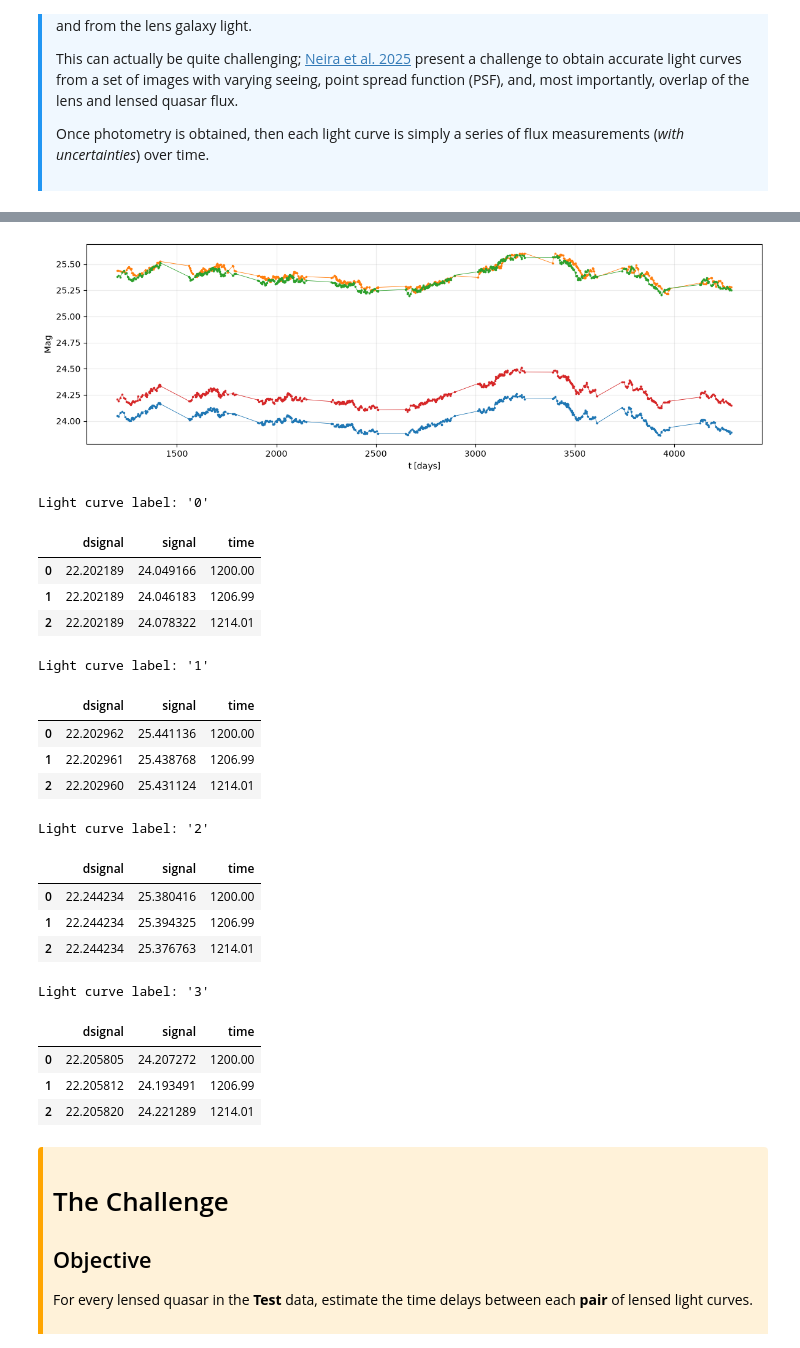
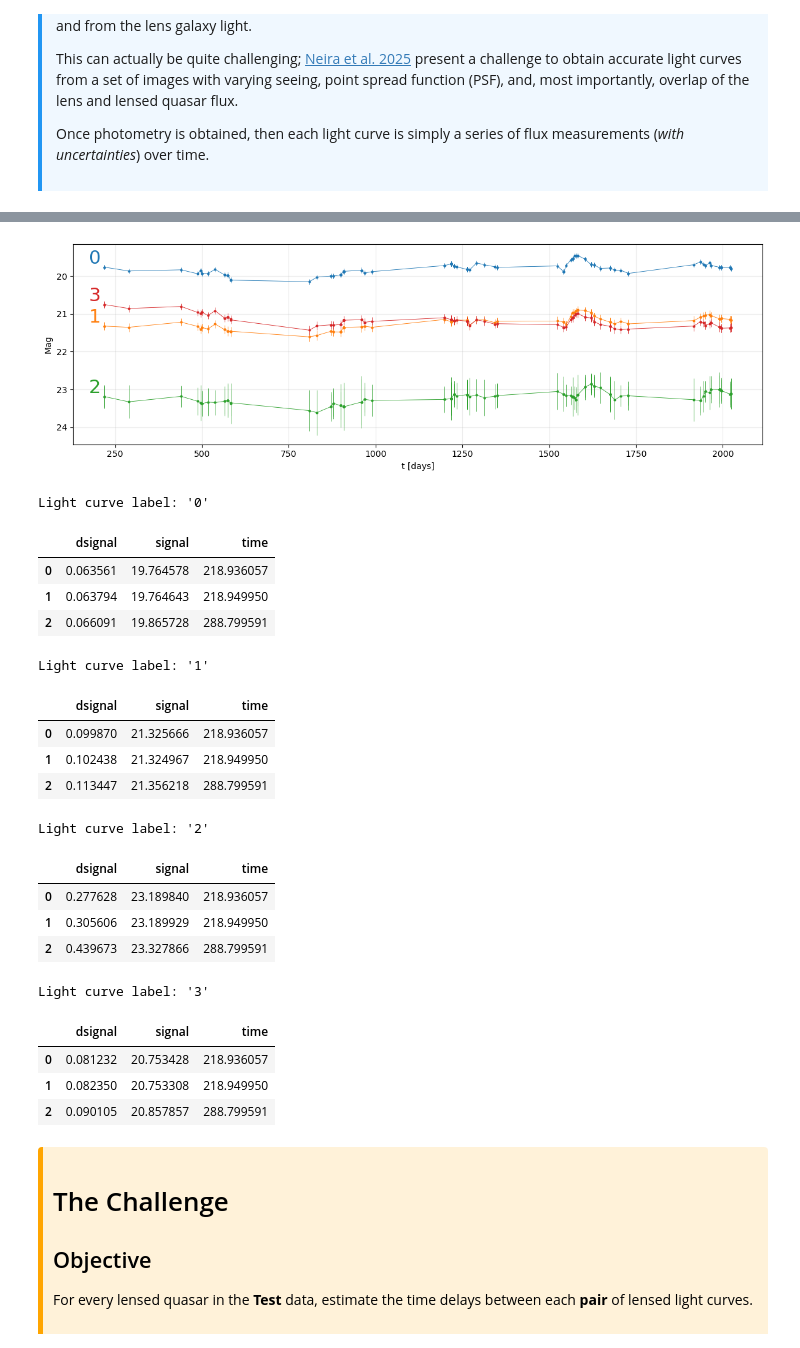
Before and after one commit to AstroStat-Academy/hackathon-1, a Jupyter notebook: challenge/challenge.ipynb, the cells around one changed output, grey strips where cells are left out. Drawn from its saved outputs; the diff is of its cells as text; code cells hidden in the pictures; folded sections open.

Commit message:
Added errorbars and labels to the example light curve.

```diff
--- a/challenge/challenge.ipynb
+++ b/challenge/challenge.ipynb
@@ -157,59 +149,75 @@ def plot_light_curves(dict_of_lcs):
     """Plot light curves previously read from a JSON file.
 
     Parameters
     ----------
     dict_of_lcs: dict[int, pandas.DataFrame]
         Light curves indexed by their zero-based position in the file.
         Each DataFrame has one row per observation and preserves the
         original column names and values. This can be the output of the
         'read_light_curves' function defined above.
 
     Returns
     -------
     A matplotlib plot.
     """
 
     fig, ax = plt.subplots(figsize=(12, 4))
+
     for i, df_curve in dict_of_lcs.items():
-        ax.plot(df_curve["time"], df_curve["signal"], ".-", ms=3, lw=0.6)
-        ax.invert_yaxis()
-        ax.grid(alpha=0.25)
-        ax.set(xlabel="t [days]", ylabel="Mag")
+        #ax.plot(df_curve["time"], df_curve["signal"], ".-", ms=3, lw=0.6)
+        ax.errorbar(df_curve["time"],
+                    df_curve["signal"],
+                    yerr=df_curve["dsignal"],
+                    lw=0.6,
+                    marker='o',
+                    ms=2)
+        ax.text(df_curve["time"][0]-10,
+                df_curve["signal"][0],
+                i,
+                horizontalalignment='right',
+                verticalalignment='bottom',
+                fontsize=22,
+                color=plt.gca().lines[-1].get_color())
+
+    ax.invert_yaxis()
+    ax.grid(alpha=0.25)
+    ax.set(xlabel="t [days]", ylabel="Mag")
     plt.tight_layout()
     plt.show()
 
-LC_FILE = "mock_data/pVyXdqa4j6_light_curves.json"
+#LC_FILE = "mock_data/pVyXdqa4j6_light_curves.json"
+LC_FILE = "mock_data/Y0136jVQ06.json"
 
 lcs = read_light_curves(LC_FILE)
 
 plot_light_curves(lcs)
 
 # Display the light curves directly from the dict of pandas dataframes
 for i, df_curve in lcs.items():
     print( "Light curve label: '{label}'".format(label=i) )
     display(df_curve.head(3))
 # %% [output]
-[figure, old version]
+[figure, new version]
 Light curve label: '0'
 |  | dsignal | signal | time |
-| 0 | 22.202189 | 24.049166 | 1200.00 |
-| 1 | 22.202189 | 24.046183 | 1206.99 |
-| 2 | 22.202189 | 24.078322 | 1214.01 |
+| 0 | 0.063561 | 19.764578 | 218.936057 |
+| 1 | 0.063794 | 19.764643 | 218.949950 |
+| 2 | 0.066091 | 19.865728 | 288.799591 |
 Light curve label: '1'
 |  | dsignal | signal | time |
-| 0 | 22.202962 | 25.441136 | 1200.00 |
-| 1 | 22.202961 | 25.438768 | 1206.99 |
-| 2 | 22.202960 | 25.431124 | 1214.01 |
+| 0 | 0.099870 | 21.325666 | 218.936057 |
+| 1 | 0.102438 | 21.324967 | 218.949950 |
+| 2 | 0.113447 | 21.356218 | 288.799591 |
 Light curve label: '2'
 |  | dsignal | signal | time |
-| 0 | 22.244234 | 25.380416 | 1200.00 |
-| 1 | 22.244234 | 25.394325 | 1206.99 |
-| 2 | 22.244234 | 25.376763 | 1214.01 |
+| 0 | 0.277628 | 23.189840 | 218.936057 |
+| 1 | 0.305606 | 23.189929 | 218.949950 |
+| 2 | 0.439673 | 23.327866 | 288.799591 |
 Light curve label: '3'
 |  | dsignal | signal | time |
-| 0 | 22.205805 | 24.207272 | 1200.00 |
-| 1 | 22.205812 | 24.193491 | 1206.99 |
-| 2 | 22.205820 | 24.221289 | 1214.01 |
+| 0 | 0.081232 | 20.753428 | 218.936057 |
+| 1 | 0.082350 | 20.753308 | 218.949950 |
+| 2 | 0.090105 | 20.857857 | 288.799591 |
 # %% [markdown]
 <div style="border-left: 5px solid #FFA500; background-color: rgba(255, 165, 0, 0.15); padding: 10px; border-radius: 4px; color: inherit;">
 
```
Also changed, not shown: parts of 1 cell of this notebook, 1 other file.
